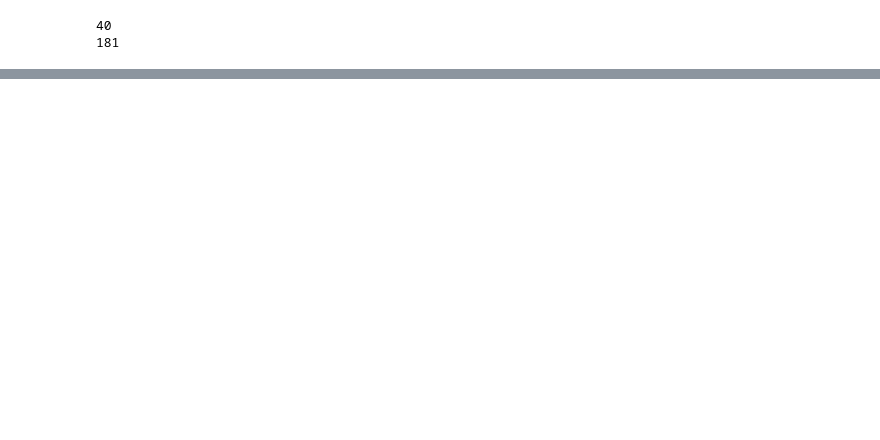
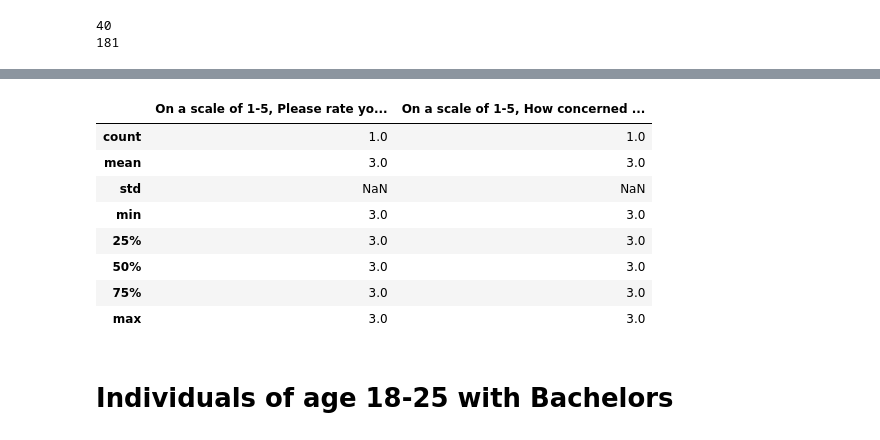
Before and after one commit to johnsebin97/DA_publichealth, a Jupyter notebook: Untitled.ipynb, the cells around one changed output, grey strips where cells are left out. Saved outputs shown, nothing was run; the diff lists cells and outputs as text; code cells hidden in the pictures; blank space fills up the shorter version.

```diff
--- a/Untitled.ipynb
+++ b/Untitled.ipynb
@@ -102,0 +116,19 @@ df_2640_Masters = extract_dataframe(extract_dataframe(df,
+# %%
+# to numerical values
+df_2640_Highschool['On a scale of 1-5, Please rate your level of trust in health-related information shared on social media.'] = pd.to_numeric(df_2640_Highschool['On a scale of 1-5, Please rate your level of trust in health-related information shared on social media.'], errors='coerce')
+df_2640_Highschool['On a scale of 1-5, How concerned are you about health misinformation on social media? '] = pd.to_numeric(df_2640_Highschool['On a scale of 1-5, How concerned are you about health misinformation on social media? '], errors='coerce')
+# %%
+# give a description of statistics of individuals of age 26-40 with masters
+df_2640_Highschool[["On a scale of 1-5, Please rate your level of trust in health-related information shared on social media.", "On a scale of 1-5, How concerned are you about health misinformation on social media? "]].describe()
+# %% [output]
+|  | On a scale of 1-5, Please rate yo... | On a scale of 1-5, How concerned ... |
+| count | 1.0 | 1.0 |
+| mean | 3.0 | 3.0 |
+| std | NaN | NaN |
+| min | 3.0 | 3.0 |
+| 25% | 3.0 | 3.0 |
+| 50% | 3.0 | 3.0 |
+| 75% | 3.0 | 3.0 |
+| max | 3.0 | 3.0 |
+# %% [markdown]
+# Individuals of age 18-25 with Bachelors
```
Also changed, not shown: parts of 29 cells of this notebook.
